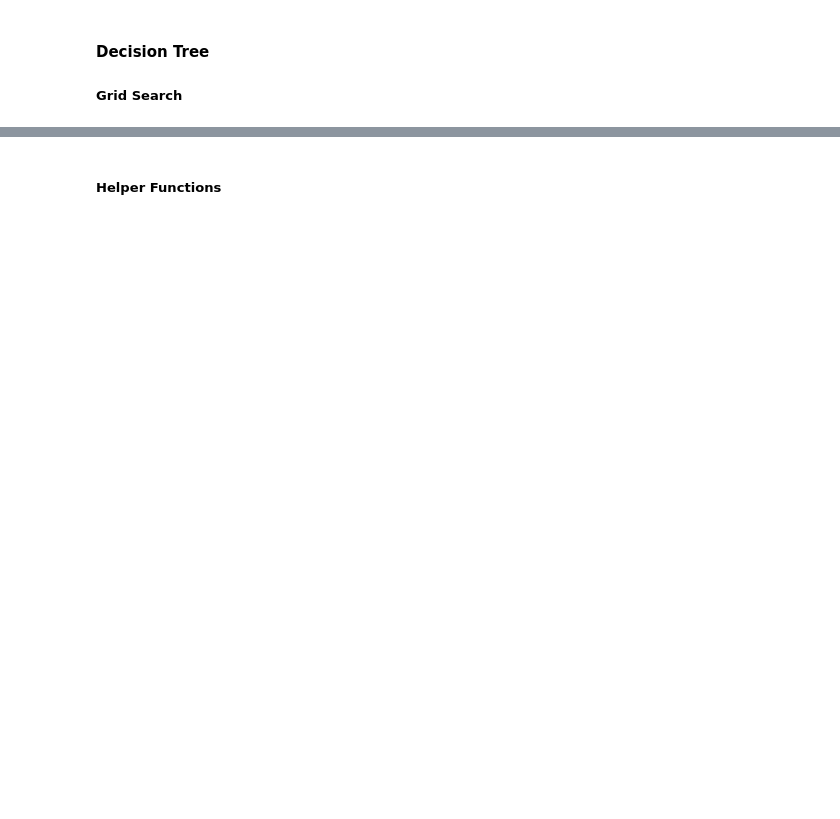
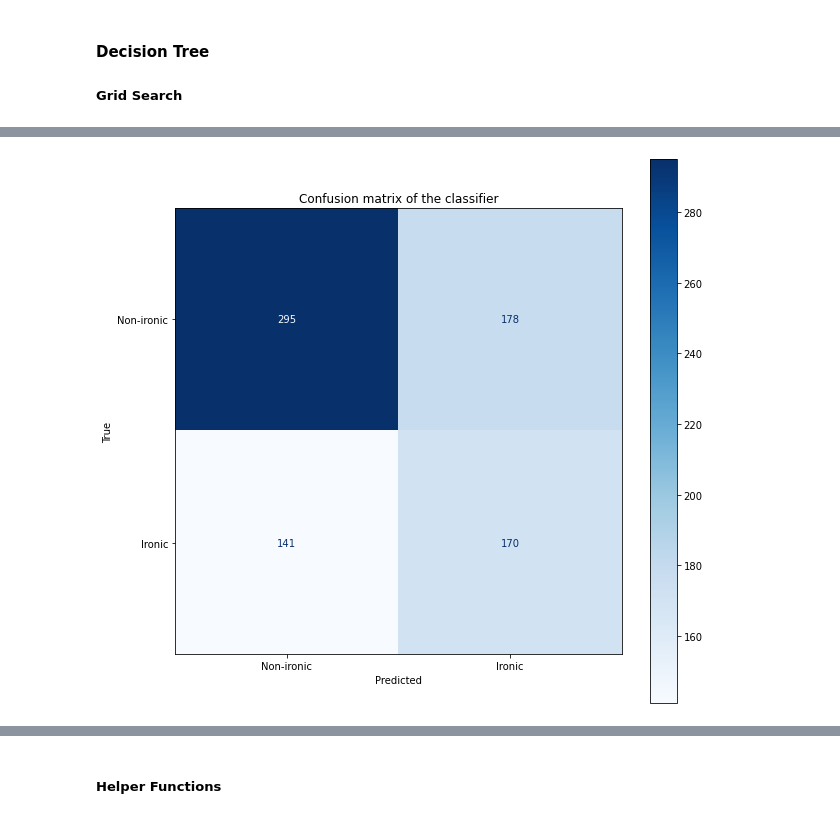
Before and after one commit to arubenruben/IART-Irony-Detection-In-English-Tweets, a Jupyter notebook: src/notebook2.ipynb, the cells around one changed output, grey strips where cells are left out. Saved outputs shown, nothing was run; the diff lists cells and outputs as text; code cells hidden in the pictures; blank space fills up the shorter version.

Commit message:
Introduced Confusion Matrix in the second notebook

```diff
--- a/src/notebook2.ipynb
+++ b/src/notebook2.ipynb
@@ -271,0 +210,65 @@ F1-Value   0.652138
+# %%
+train_data=pandas.read_csv('data/task1/train.csv',  delimiter = '\t', quoting = 3, encoding="utf-8")
+test_data=pandas.read_csv('data/task1/test-labeled.csv', delimiter = '\t', quoting = 3, encoding="utf-8")
+# %%
+from sklearn.utils import resample
+df_non_ironic=train_data[train_data.label==0]
+df_ironic=train_data[train_data.label==1]
+
+df_non_ironic_upsampled = resample(df_non_ironic,replace=True,n_samples=8000,random_state=123)
+df_ironic_upsampled = resample(df_ironic,replace=True,n_samples=8000,random_state=123)
+
+train_data=pandas.concat([df_non_ironic_upsampled,df_ironic_upsampled],ignore_index=True)
+# %%
+from sklearn.preprocessing import StandardScaler
+from sklearn.neural_network import MLPClassifier
+
+corpus=pre_processing_pipeline(train_data)
+
+vectorizer = TfidfVectorizer(max_features = 800)
+
+X_train=vectorizer.fit_transform(corpus).toarray()
+y_train=train_data['label'].copy()
+
+X_test=vectorizer.transform(test_data['tweet']).toarray()
+y_test=test_data['label']
+
+
+scaler = StandardScaler()
+classificator = MLPClassifier(max_iter=1500,activation='relu',solver='adam')
+
+scaler.fit(X_train)
+
+X_train = scaler.transform(X_train)
+X_test = scaler.transform(X_test)
+
+y_test=test_data['label']
+
+
+classificator.fit(X_train, y_train)
+y_predicted = classificator.predict(X_test)
+
+
+
+print(classification_report(y_test,y_predicted))
+print(confusion_matrix(y_test, y_predicted))
+
+accuracy_value=accuracy_score(y_test,y_predicted)
+precision_value=precision_score(y_test,y_predicted,average='weighted')
+f1_value=f1_score(y_test,y_predicted,average='weighted')
+actual_conclusion=pandas.DataFrame(
+{
+'Results':[accuracy_value,precision_value,f1_value],
+} , index=['Accuracy','Precision','F1-Value'])
+
+print(actual_conclusion.head())
+
+# Confusion Matrix Plot
+cm = ConfusionMatrixDisplay(confusion_matrix=confusion_matrix(y_test, y_predicted), display_labels=['Non-ironic', 'Ironic'])
+fig, ax = plt.subplots(figsize=(10,10))
+cm.plot(ax=ax,cmap=plt.cm.Blues)
+plt.title('Confusion matrix of the classifier')
+plt.xlabel('Predicted')
+plt.ylabel('True')
+plt.show()
+# %% [output]
@@ -271,0 +290 @@ F1-Value   0.652138
+[figure, added]
```
Also changed, not shown: parts of 15 cells of this notebook, 2 other files.
